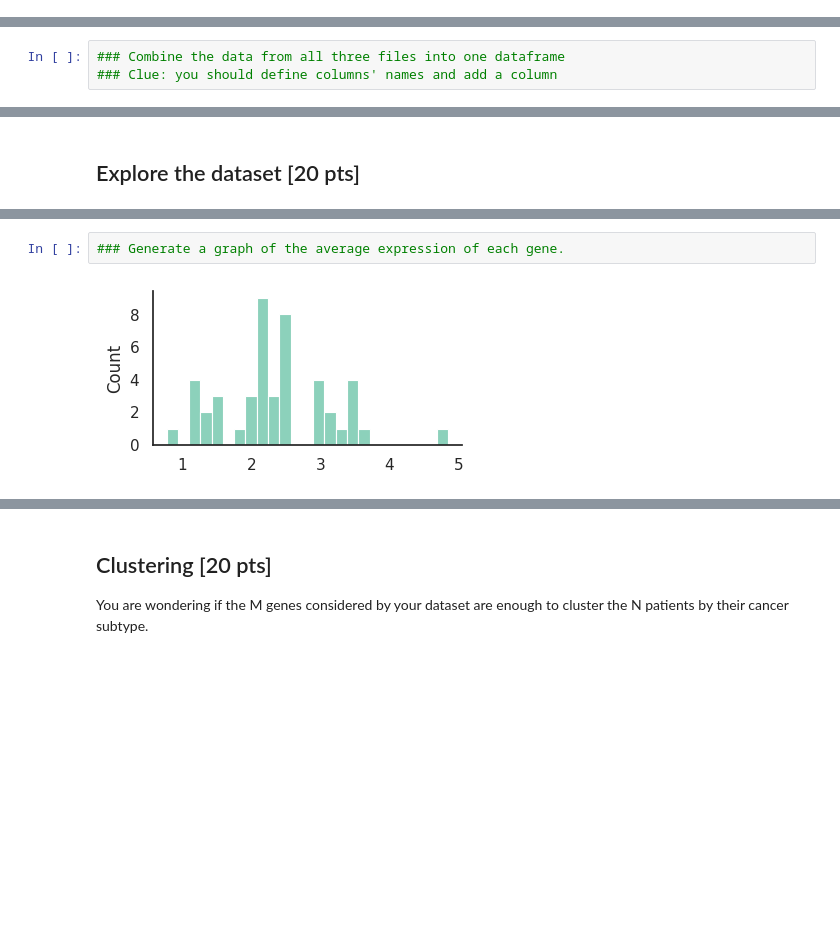
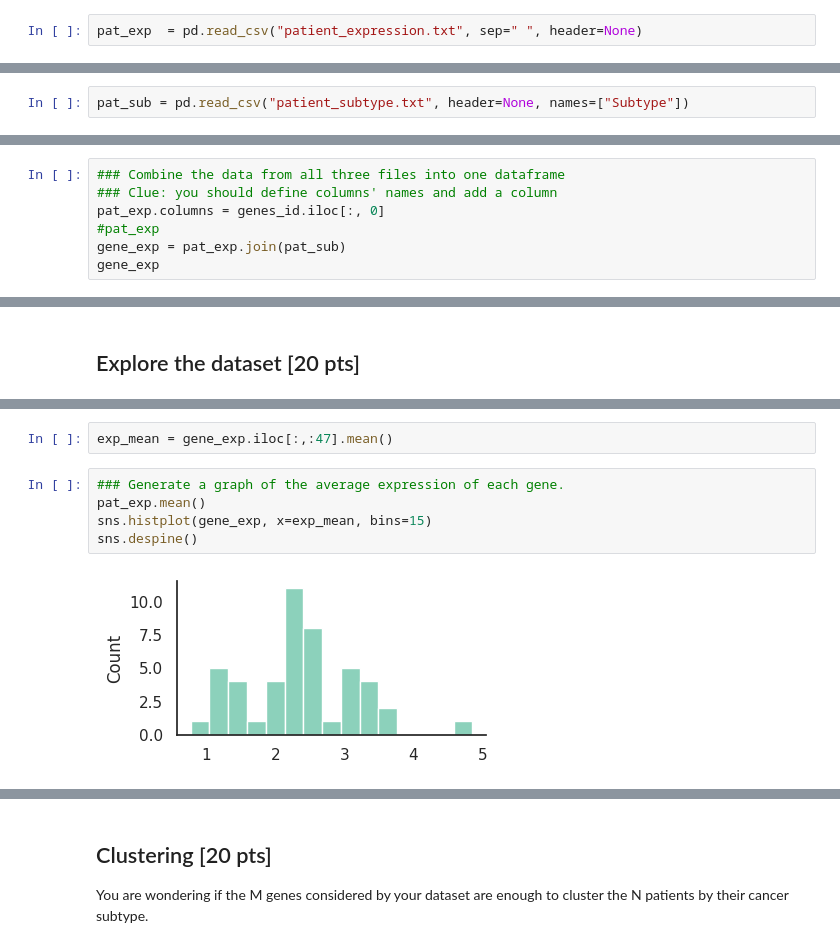
Before and after one commit to lussiert/BIM6065C, a Jupyter notebook: Lussier_exercices_student_3.ipynb, the cells around one changed output, grey strips where cells are left out. Drawn from its saved outputs; the diff is of its cells as text; blank space fills up the shorter version.

```diff
--- a/Lussier_exercices_student_3.ipynb
+++ b/Lussier_exercices_student_3.ipynb
@@ -39,0 +60,2 @@ Your dataset concist of three files: `genes_id.txt`, `patient_subtype.txt` and `
+# %%
+pat_exp  = pd.read_csv("patient_expression.txt", sep=" ", header=None)
@@ -39,0 +78,2 @@ Your dataset concist of three files: `genes_id.txt`, `patient_subtype.txt` and `
+# %%
+pat_sub = pd.read_csv("patient_subtype.txt", header=None, names=["Subtype"])
@@ -49,4 +105,8 @@ print(, "genes")
 # %%
 ### Combine the data from all three files into one dataframe
 ### Clue: you should define columns' names and add a column
+pat_exp.columns = genes_id.iloc[:, 0]
+#pat_exp
+gene_exp = pat_exp.join(pat_sub)
+gene_exp
 # %% [output]
@@ -77,4 +164,9 @@ Name: count, dtype: int64
+# %%
+exp_mean = gene_exp.iloc[:,:47].mean()
 # %%
 ### Generate a graph of the average expression of each gene.
+pat_exp.mean()
+sns.histplot(gene_exp, x=exp_mean, bins=15)
+sns.despine()
 # %% [output]
-[figure, old version]
+[figure, new version]
```
Also changed, not shown: parts of 32 cells of this notebook.
